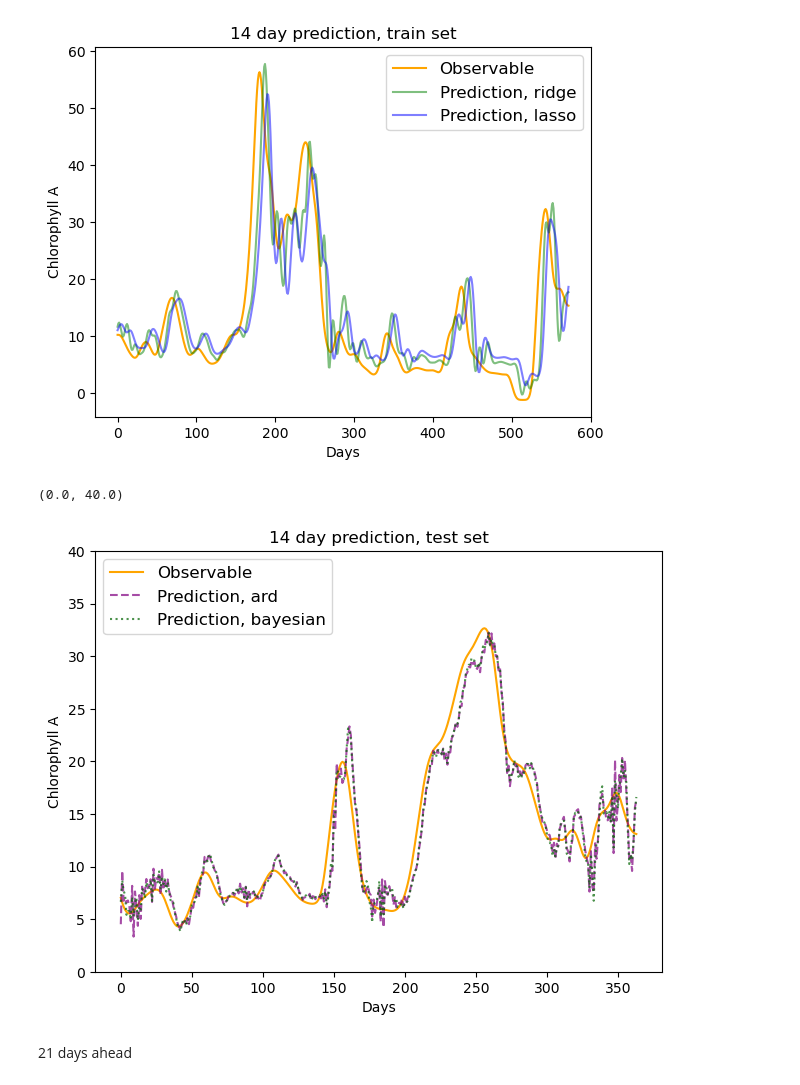
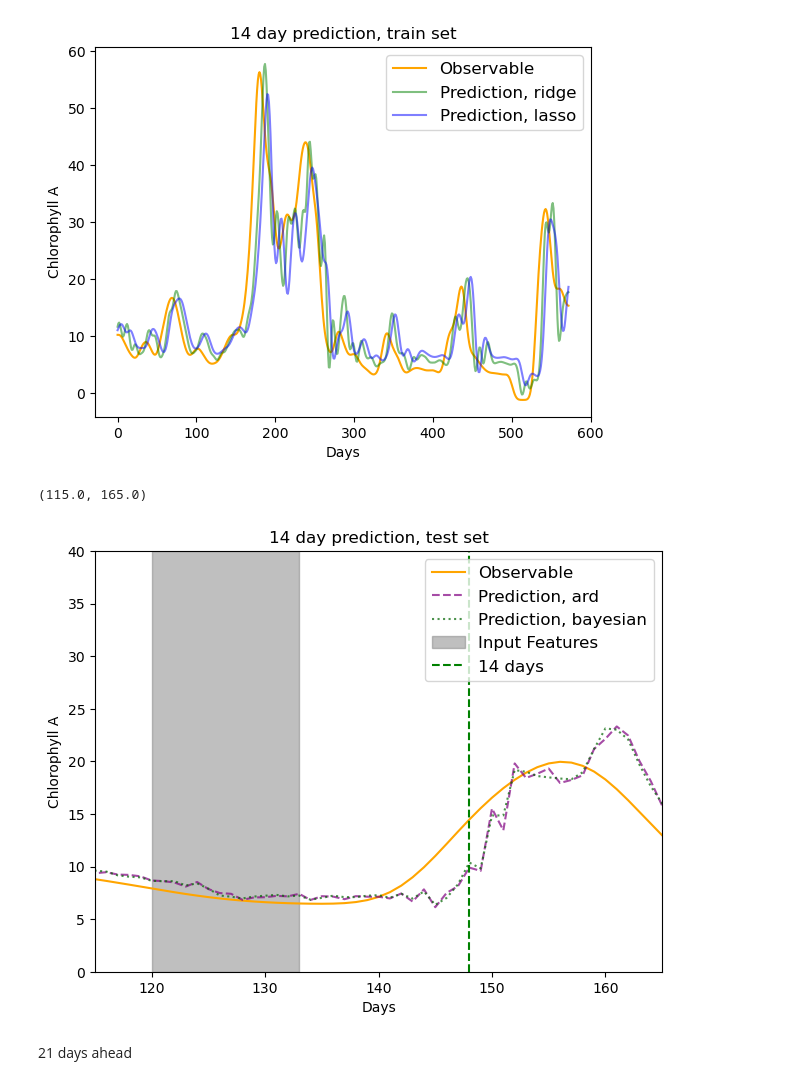
Before and after one commit to MTLehner/DSTSES_DataLakes, a Jupyter notebook: jb_ridge_lasso.ipynb, the cells around one changed output. Drawn from its saved outputs; the diff is of its cells as text; code cells hidden in the pictures.

Commit message:
latest changes in plots

```diff
--- a/jb_ridge_lasso.ipynb
+++ b/jb_ridge_lasso.ipynb
@@ -226,23 +226,25 @@ predictions_test_lasso_14days = lassoRegression.predict(X_test)
 # %%
 fig,axd = plt.subplot_mosaic([["Prediction14days"]])
 fig.tight_layout()
 ax = axd["Prediction14days"]
 ax.plot(np.array(Y_test).tolist(),label='Observable',color='orange')
 ax.plot(predictions_test_ard_14days,label='Prediction, ard',linestyle="--",color='purple',alpha=0.7)
 ax.plot(predictions_test_bayesian_14days,label='Prediction, bayesian',linestyle=":",color='darkgreen',alpha=0.7)
 #ax.plot(predictions_test_ridge_14days,label='Prediction, ridge',color='green',alpha=0.5)
 #ax.plot(predictions_test_lasso_14days,label='Prediction, lasso',color='blue',alpha=0.5)
-#s = 70
-#ax.fill_between(range(s,s+14),0,40, alpha=0.5,color='grey',label='Input Features')
-#ax.vlines(s+28,0,40,linestyles='dashed',colors = 'green',label='14 days')
+s = 120
+t = 115
+ax.fill_between(range(s,s+14),0,40, alpha=0.5,color='grey',label='Input Features')
+ax.vlines(s+28,0,40,linestyles='dashed',colors = 'green',label='14 days')
 ax.set_xlabel('Days')
 ax.set_ylabel('Chlorophyll A')
 ax.legend(fontsize=12)
 ax.set_title("14 day prediction, test set")
 ax.set_ylim([0,40])
+ax.set_xlim([t,t+50])
 # %% [output]
-(0.0, 40.0)
+(115.0, 165.0)
-[figure, old version]
+[figure, new version]
 # %% [markdown]
 21 days ahead
 # %%
```
Also changed, not shown: parts of 2 cells of this notebook.
